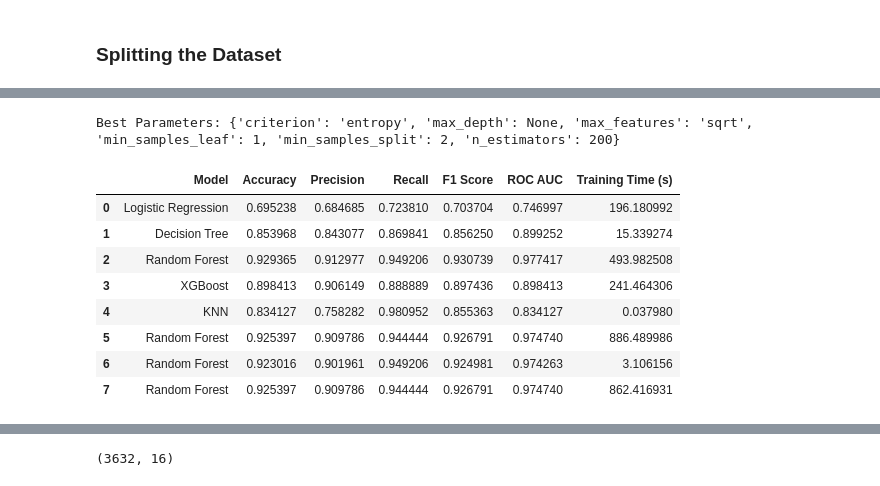
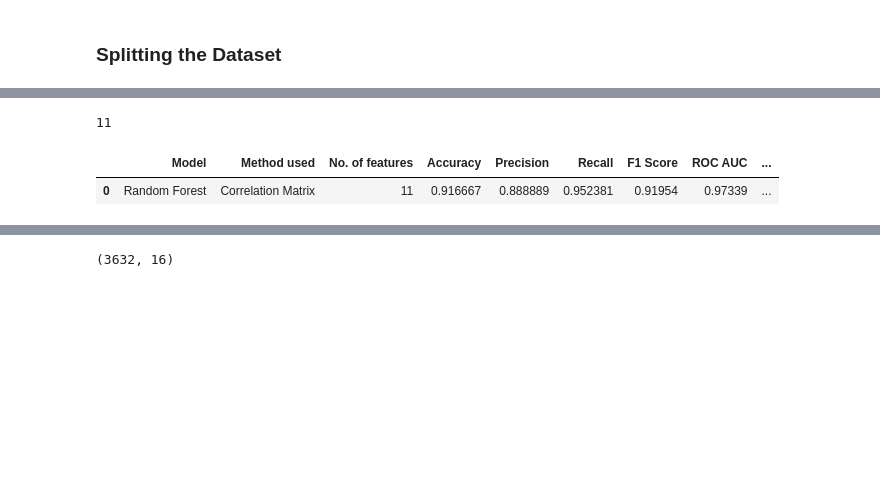
Before and after one commit to Rishikesh623/Optimal-Feature-Selection-for-Heart-Disease-Risk-Prediction, a Jupyter notebook: notebooks/03_feature_selection_filter_methods.ipynb, the cells around one changed output, grey strips where cells are left out. Drawn from its saved outputs; the diff is of its cells as text; code cells hidden in the pictures; blank space fills up the shorter version.

```diff
--- a/notebooks/03_feature_selection_filter_methods.ipynb
+++ b/notebooks/03_feature_selection_filter_methods.ipynb
@@ -100,23 +89,24 @@ GridSearchCV(cv=5, estimator=RandomForestClassifier(random_state=42), n_jobs=-1,
 # %%
 end_time = time.time()
-# %%
-best_rf = grid_rf.best_estimator_
-print("Best Parameters:", grid_rf.best_params_)
-# %% [output]
-Best Parameters: {'criterion': 'entropy', 'max_depth': None, 'max_features': 'sqrt', 'min_samples_leaf': 1, 'min_samples_split': 2, 'n_estimators': 200}
 # %%
 # Predictions
-y_pred = grid_rf.predict(X_test)
-y_prob = grid_rf.predict_proba(X_test)[:, 1]
+y_pred = best_rf.predict(X_test)
+y_prob = best_rf.predict_proba(X_test)[:, 1]
 # %%
 from sklearn.metrics import (
     accuracy_score, precision_score, recall_score, f1_score, roc_auc_score,
     confusion_matrix, ConfusionMatrixDisplay, roc_curve, RocCurveDisplay, make_scorer
 )
+# %%
+len(X_train.columns)
+# %% [output]
+11
 # %%
 # Evaluation Metrics
 metrics = {
     'Model': 'Random Forest',
+    'Method used': 'Correlation Matrix',
+    'No. of features': len(X_train.columns),
     'Accuracy': accuracy_score(y_test, y_pred),
     'Precision': precision_score(y_test, y_pred),
     'Recall': recall_score(y_test, y_pred),
@@ -125,18 +115,10 @@ metrics = {
     'Training Time (s)': end_time - start_time
 }
 # %%
-old_results = pd.read_csv('../reports/results/baseline_results.csv')
-results_df = pd.concat([old_results, pd.DataFrame([metrics])], ignore_index=True)
+results_df = pd.DataFrame([metrics])
 # %%
-results_df.to_csv('../reports/results/baseline_results.csv', index=False)
+results_df.to_csv('../reports/results/selected_features_results.csv', index=False)
 results_df
 # %% [output]
-|  | Model | Accuracy | Precision | Recall | F1 Score | ROC AUC | Training Time (s) |
-| 0 | Logistic Regression | 0.695238 | 0.684685 | 0.723810 | 0.703704 | 0.746997 | 196.180992 |
-| 1 | Decision Tree | 0.853968 | 0.843077 | 0.869841 | 0.856250 | 0.899252 | 15.339274 |
-| 2 | Random Forest | 0.929365 | 0.912977 | 0.949206 | 0.930739 | 0.977417 | 493.982508 |
-| 3 | XGBoost | 0.898413 | 0.906149 | 0.888889 | 0.897436 | 0.898413 | 241.464306 |
-| 4 | KNN | 0.834127 | 0.758282 | 0.980952 | 0.855363 | 0.834127 | 0.037980 |
-| 5 | Random Forest | 0.925397 | 0.909786 | 0.944444 | 0.926791 | 0.974740 | 886.489986 |
-| 6 | Random Forest | 0.923016 | 0.901961 | 0.949206 | 0.924981 | 0.974263 | 3.106156 |
-| 7 | Random Forest | 0.925397 | 0.909786 | 0.944444 | 0.926791 | 0.974740 | 862.416931 |
+|  | Model | Method used | No. of features | Accuracy | Precision | Recall | F1 Score | ROC AUC | ... |
+| 0 | Random Forest | Correlation Matrix | 11 | 0.916667 | 0.888889 | 0.952381 | 0.91954 | 0.97339 | ... |
```
Also changed, not shown: parts of 37 cells of this notebook, 10 other files.
